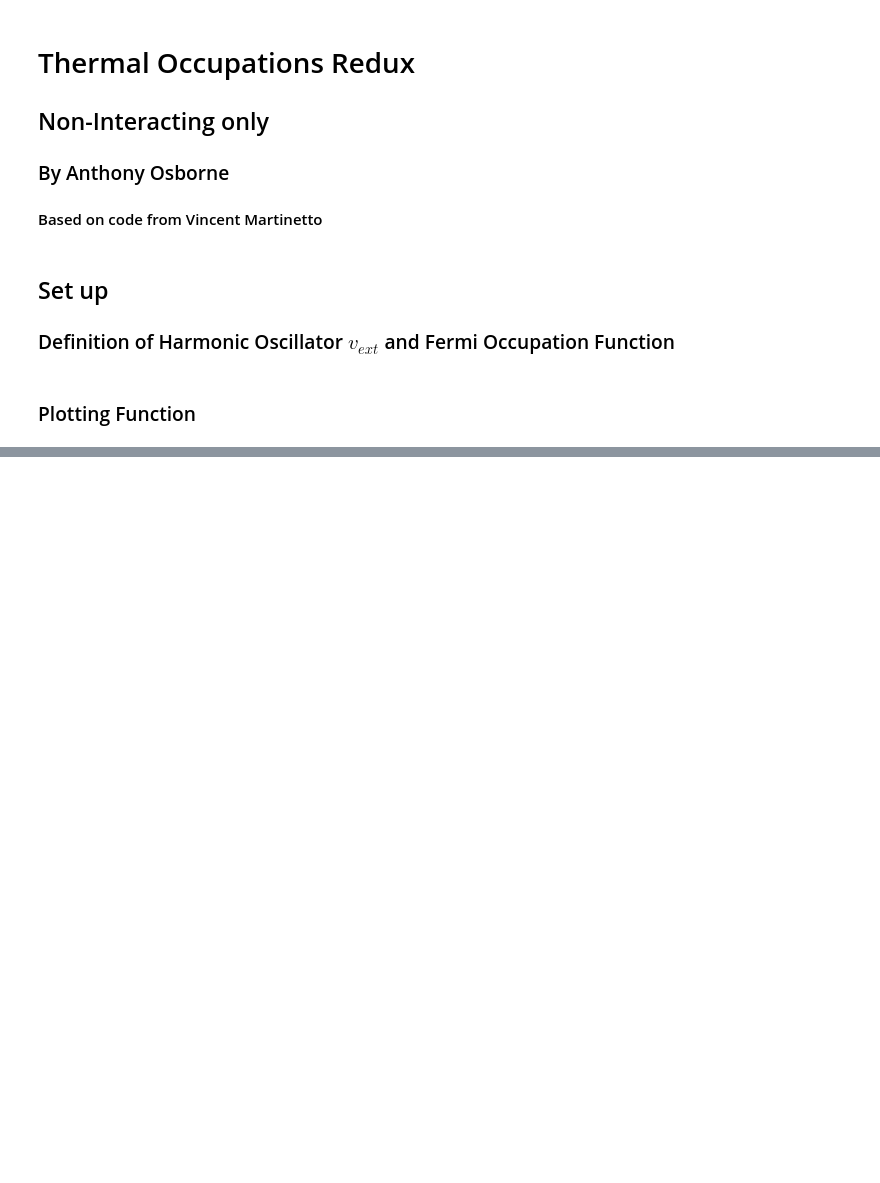
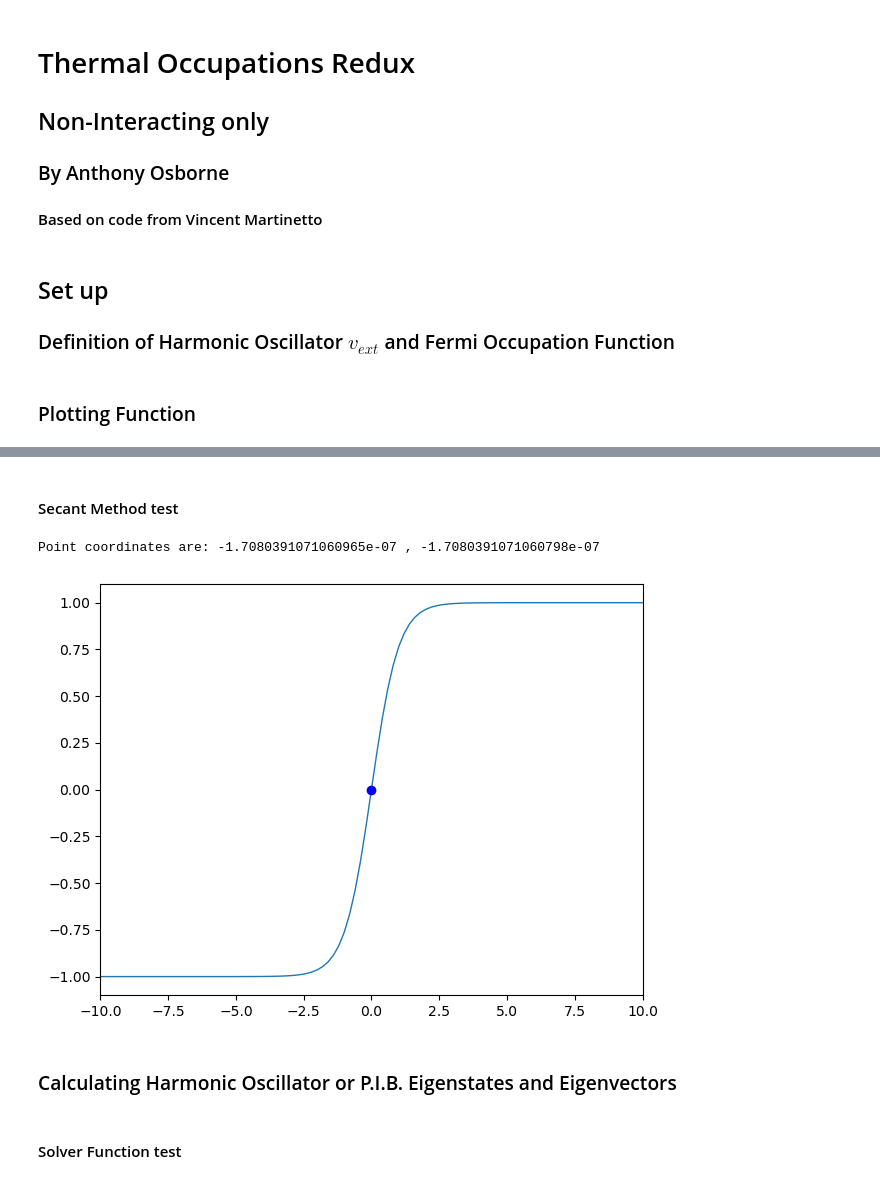
Before and after one commit to Anthony904175/Thermal_Inversions, a Jupyter notebook: Inverter/Thermal_Occupation/Thermal_Occ_Redux.ipynb, the cells around one changed output, grey strips where cells are left out. Drawn from its saved outputs; the diff is of its cells as text; code cells hidden in the pictures; blank space fills up the shorter version.

```diff
--- a/Inverter/Thermal_Occupation/Thermal_Occ_Redux.ipynb
+++ b/Inverter/Thermal_Occupation/Thermal_Occ_Redux.ipynb
@@ -117,0 +172,11 @@ plotFunction(v_harm, -5, 5, 401, x_lim1=-6, x_lim2=6, y_lim1=-1, y_lim2=15, xlab
+# %% [markdown]
+#### Secant Method test
+# %%
+x0,fx0 = secant_method(-2.5,3,np.tanh)
+print("Point coordinates are:", x0,",", fx0)
+plotFunction(np.tanh, -10, 10, 101, y_lim1=-1.1, y_lim2=1.1, x_lim1=-10, x_lim2=10, plotPoint="y", px=x0, pfx=fx0 )
+# %% [output]
+Point coordinates are: -1.7080391071060965e-07 , -1.7080391071060798e-07
+[figure, added]
+# %% [markdown]
+### Calculating Harmonic Oscillator or P.I.B. Eigenstates and Eigenvectors
@@ -117,0 +225,2 @@ plotFunction(v_harm, -5, 5, 401, x_lim1=-6, x_lim2=6, y_lim1=-1, y_lim2=15, xlab
+# %% [markdown]
+#### Solver Function test
```
Also changed, not shown: parts of 8 cells of this notebook.
